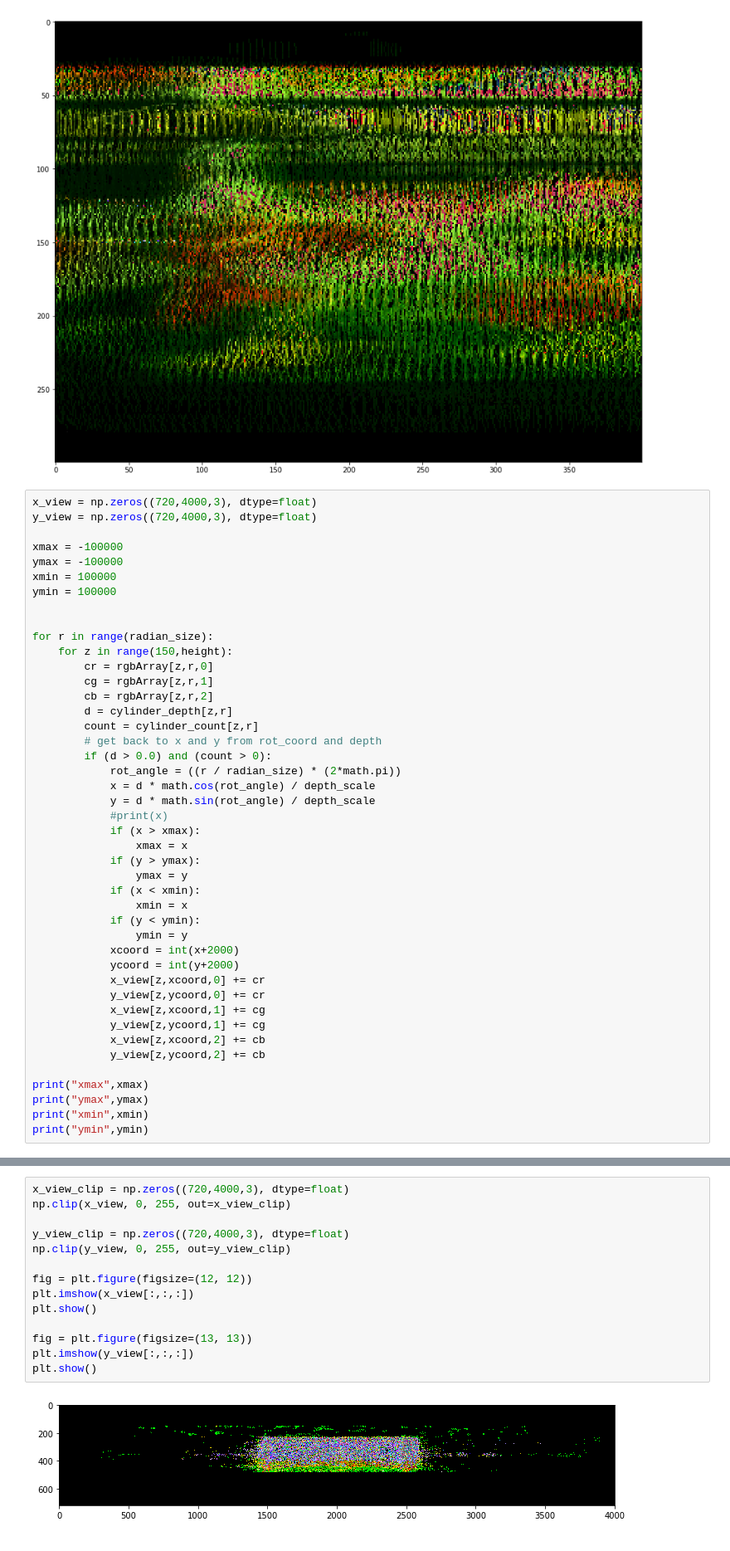
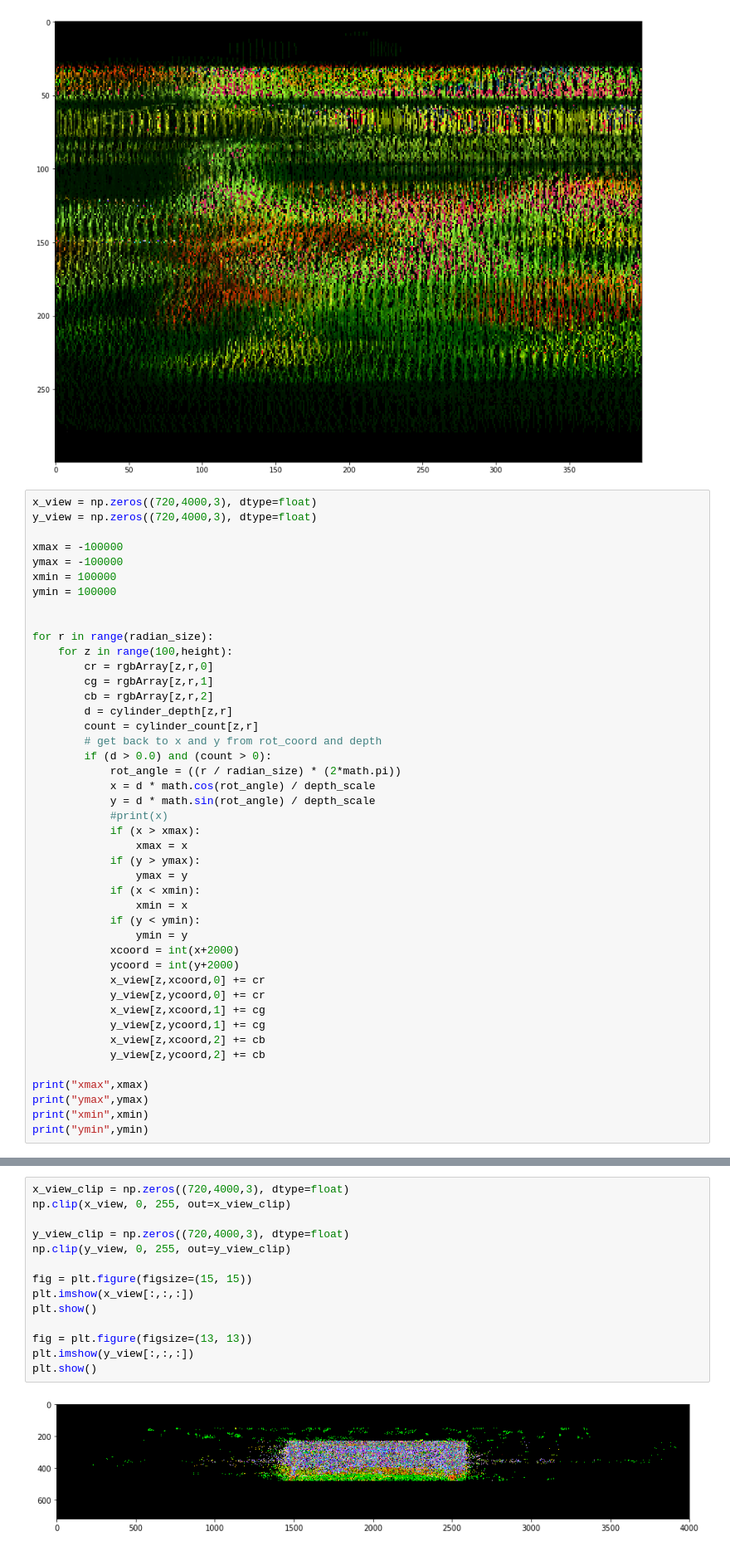
Before and after one commit to ongchinkiat/realsense-d435, a Jupyter notebook: d435-analysis-848.ipynb, the cells around one changed output, grey strips where cells are left out. Shown at 83% size. Saved outputs shown, nothing was run; the diff lists cells and outputs as text.

```diff
--- a/d435-analysis-848.ipynb
+++ b/d435-analysis-848.ipynb
@@ -262,7 +262,7 @@ ymin = 100000
 
 
 for r in range(radian_size):
-    for z in range(150,height):
+    for z in range(100,height):
         cr = rgbArray[z,r,0]
         cg = rgbArray[z,r,1]
         cb = rgbArray[z,r,2]
@@ -303,17 +298,17 @@ ymin -1701.52650708
 # %%
 x_view_clip = np.zeros((720,4000,3), dtype=float)
 np.clip(x_view, 0, 255, out=x_view_clip)
 
 y_view_clip = np.zeros((720,4000,3), dtype=float)
 np.clip(y_view, 0, 255, out=y_view_clip)
 
-fig = plt.figure(figsize=(12, 12))
+fig = plt.figure(figsize=(15, 15))
 plt.imshow(x_view[:,:,:])
 plt.show()
 
 fig = plt.figure(figsize=(13, 13))
 plt.imshow(y_view[:,:,:])
 plt.show()
 # %% [output]
-[figure, old version]
+[figure, new version]
 [figure]
```
Also changed, not shown: parts of 1 cell of this notebook.
